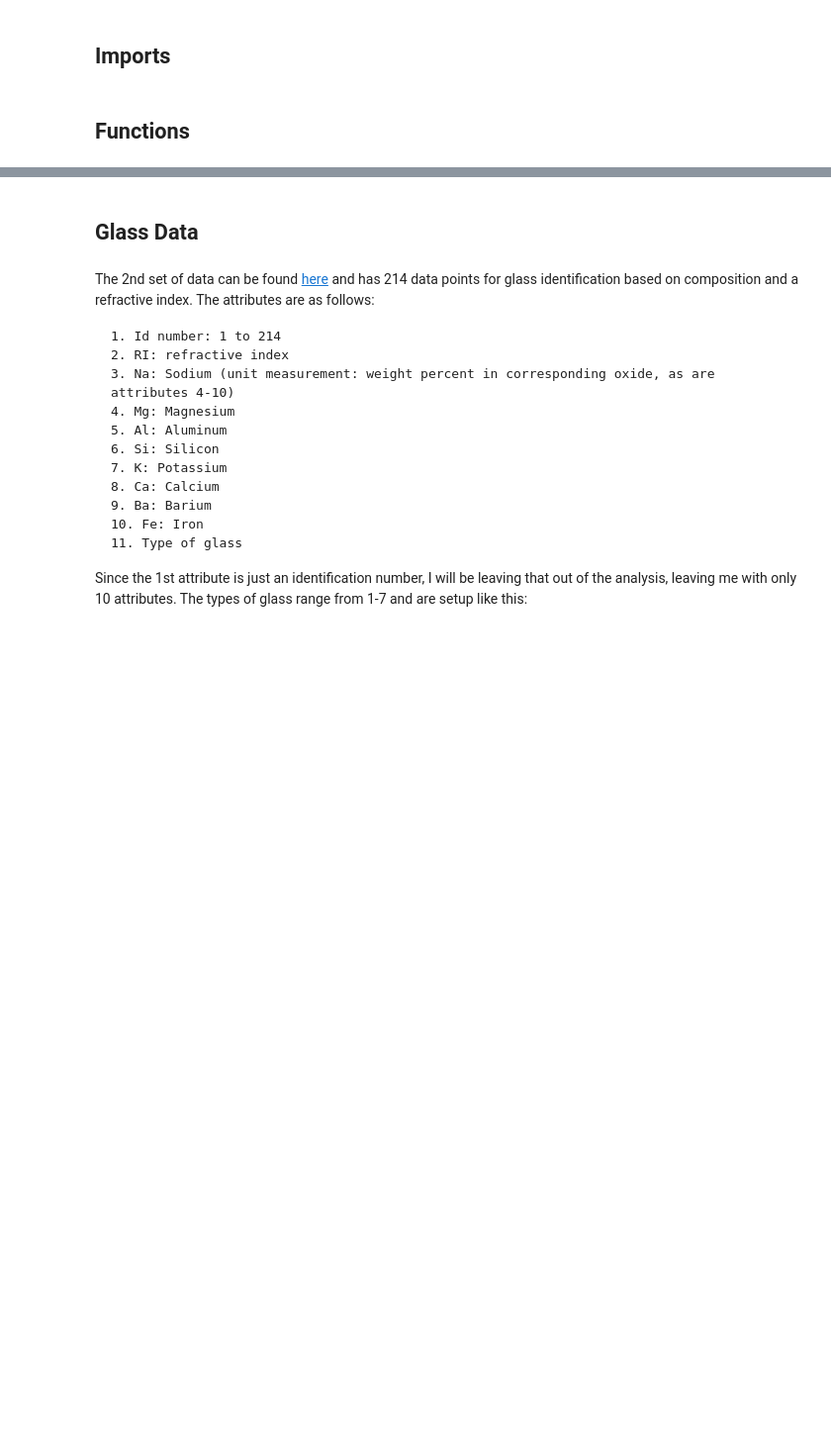
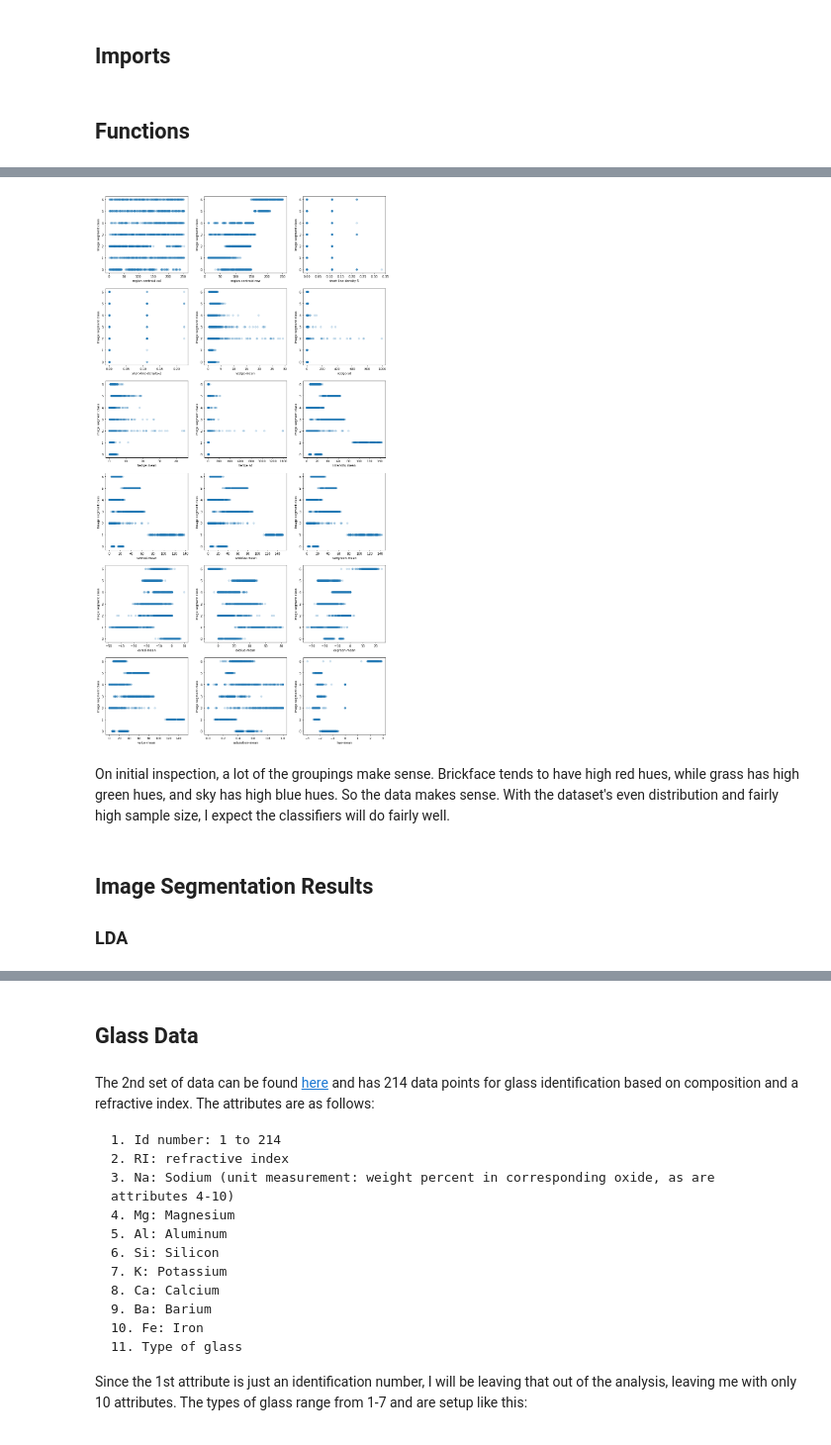
Before and after one commit to bpospeck/CS480, a Jupyter notebook: A4/Pospeck-A4.ipynb, the cells around one changed output, grey strips where cells are left out. Shown: that part at 99% size. Cells and saved outputs as stored; diff of their text form; code cells hidden in the pictures; blank space fills up the shorter version.

```diff
--- a/A4/Pospeck-A4.ipynb
+++ b/A4/Pospeck-A4.ipynb
@@ -295,0 +323,4 @@ array([["b'1'", "b'YES'", "b' NO'", ..., "b' NO'", "b' NO'", "b'F'"],
+# %%
+X = np.loadtxt('segmentation.data',delimiter=',',usecols=range(1,20))
+T = np.genfromtxt('segmentation.data',delimiter=',',usecols=(0), converters=converters)
+X,T
@@ -295,0 +348,4 @@ array([["b'1'", "b'YES'", "b' NO'", ..., "b' NO'", "b' NO'", "b'F'"],
+# %%
+T = np.atleast_2d(T)
+T = np.transpose(T)
+T.shape,T
@@ -295,0 +362,3 @@ array([["b'1'", "b'YES'", "b' NO'", ..., "b' NO'", "b' NO'", "b'F'"],
+# %%
+X = np.hstack((X[:,0:2],X[:,3:]))
+X.shape,X
@@ -295,0 +379,24 @@ array([["b'1'", "b'YES'", "b' NO'", ..., "b' NO'", "b' NO'", "b'F'"],
+# %%
+Xnames = ['region-centroid-col','region-centroid-row','short-line-density-5','short-line-density-2',
+         'vedge-mean','vedge-sd','hedge-mean','hedge-sd','intensity-mean','rawred-mean','rawblue-mean','rawgreen-mean',
+         'exred-mean','exblue-mean','exgreen-mean','value-mean','saturation-mean','hue-mean']
+Tname = 'Image segment class'
+# %%
+plt.figure(figsize=(10,10))
+rows, cols=X.shape
+for c in range(cols):
+    plt.subplot(7,3, c+1)
+    plt.plot(X[:,c],T,'o',alpha=.2)
+    plt.ylabel(Tname)
+    plt.xlabel(Xnames[c])
+        # formatting space around the figures
+    plt.subplots_adjust(right=1.4)
+    plt.subplots_adjust(top=3)
+# %% [output]
+[figure, added]
+# %% [markdown]
+On initial inspection, a lot of the groupings make sense. Brickface tends to have high red hues, while grass has high green hues, and sky has high blue hues. So the data makes sense. With the dataset's even distribution and fairly high sample size, I expect the classifiers will do fairly well.
+# %% [markdown]
+## Image Segmentation Results
+
+### LDA
```
Also changed, not shown: parts of 80 cells of this notebook, 3 other files.
